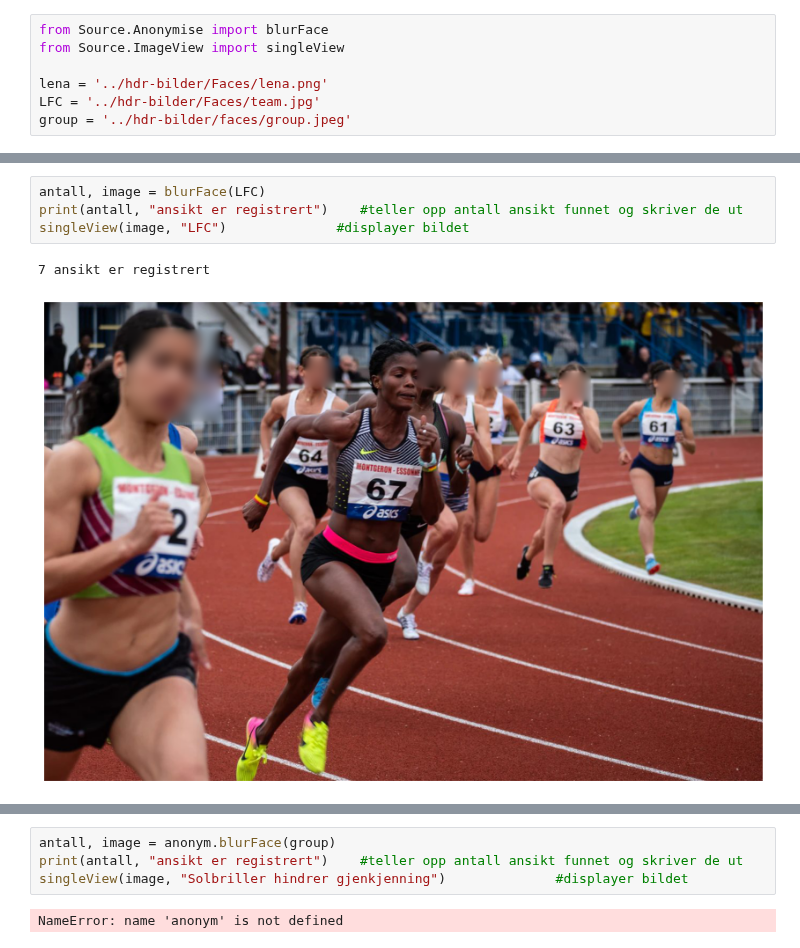
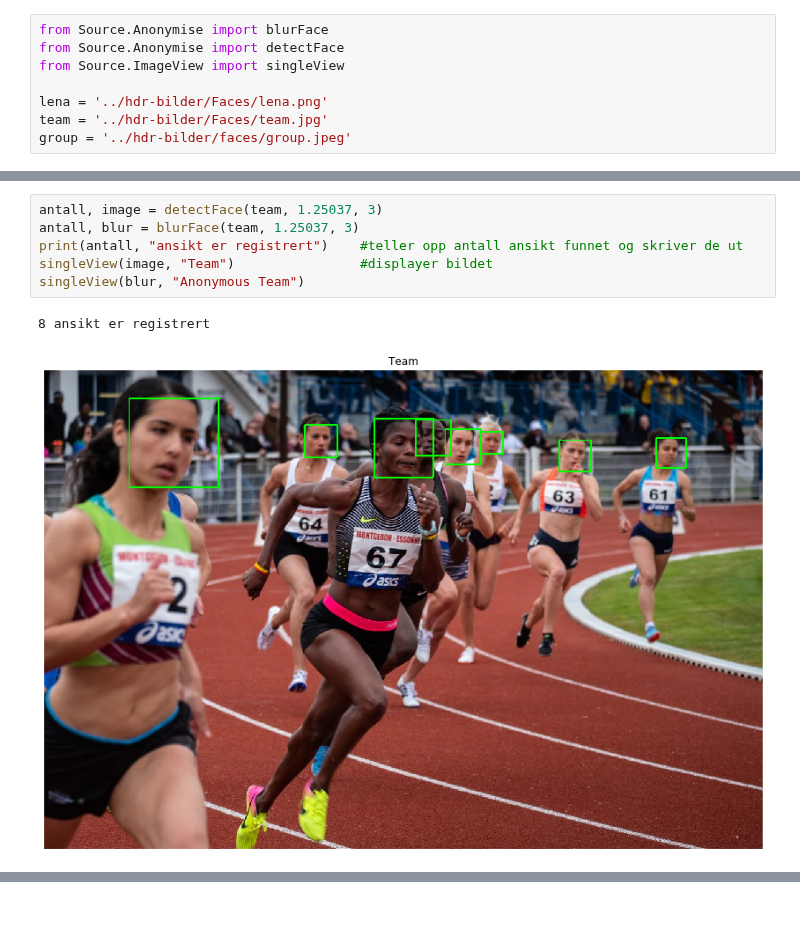
Before and after one commit to jegerud/Sciprog2020project, a Jupyter notebook: src/Anonymise.ipynb, the cells around one changed output, grey strips where cells are left out. Cells and saved outputs as stored; diff of their text form; blank space fills up the shorter version.

```diff
--- a/src/Anonymise.ipynb
+++ b/src/Anonymise.ipynb
@@ -1,8 +1,9 @@
 # %%
 from Source.Anonymise import blurFace
+from Source.Anonymise import detectFace
 from Source.ImageView import singleView
 
 lena = '../hdr-bilder/Faces/lena.png'
-LFC = '../hdr-bilder/Faces/team.jpg'
+team = '../hdr-bilder/Faces/team.jpg'
 group = '../hdr-bilder/faces/group.jpeg'
 # %%
@@ -15,7 +19,9 @@ singleView(image, "Lena")            #displayer bildet
 # %%
-antall, image = blurFace(LFC)
+antall, image = detectFace(team, 1.25037, 3)
+antall, blur = blurFace(team, 1.25037, 3)
 print(antall, "ansikt er registrert")    #teller opp antall ansikt funnet og skriver de ut
-singleView(image, "LFC")              #displayer bildet
+singleView(image, "Team")                #displayer bildet
+singleView(blur, "Anonymous Team")
 # %% [output]
-7 ansikt er registrert
+8 ansikt er registrert
-[figure, old version]
+[figure, new version]
@@ -22,6 +28,0 @@ singleView(image, "LFC")              #displayer bildet
-# %%
-antall, image = anonym.blurFace(group)
-print(antall, "ansikt er registrert")    #teller opp antall ansikt funnet og skriver de ut
-singleView(image, "Solbriller hindrer gjenkjenning")              #displayer bildet
-# %% [output]
-NameError: name 'anonym' is not defined
```
Also changed, not shown: parts of 2 cells of this notebook.
